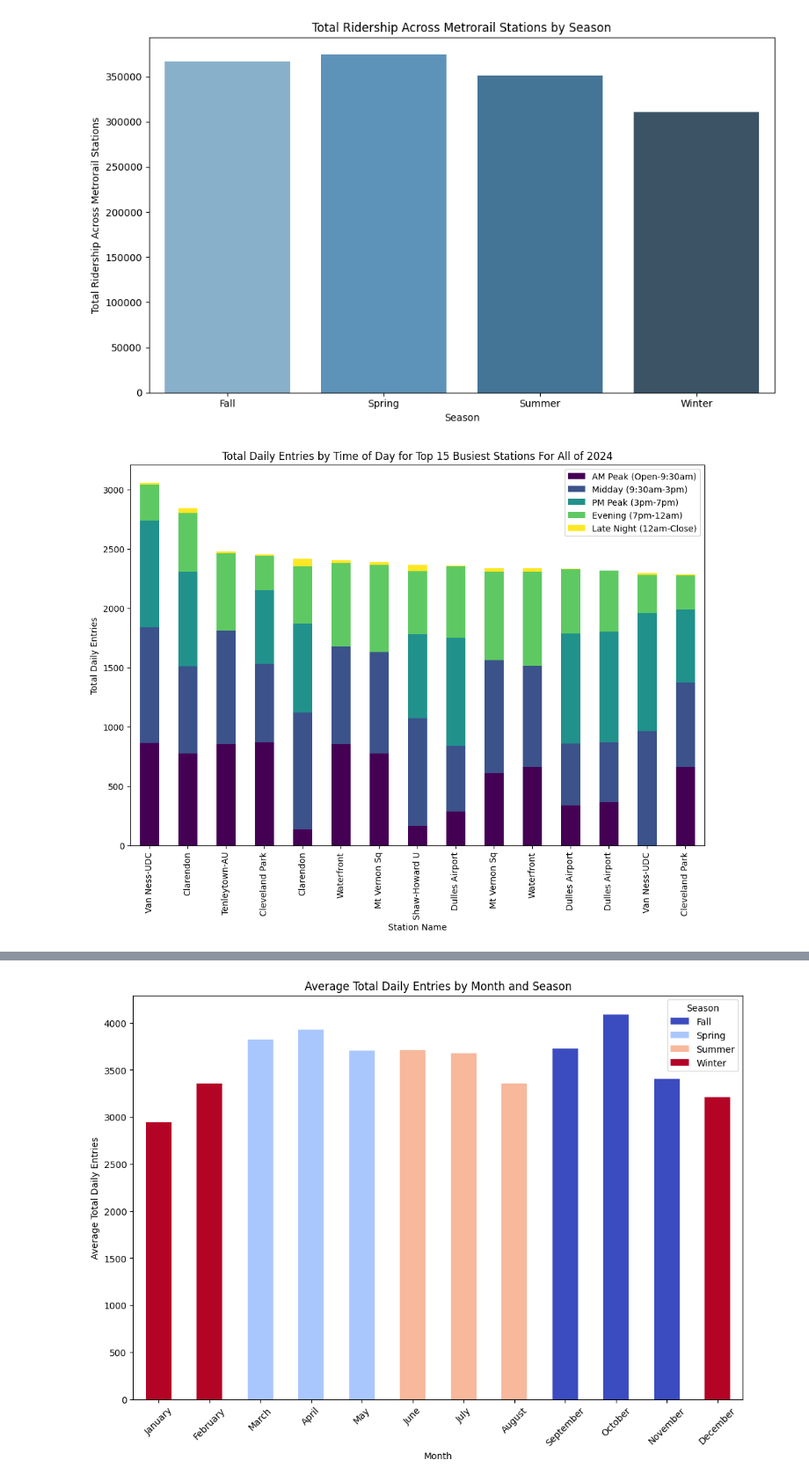
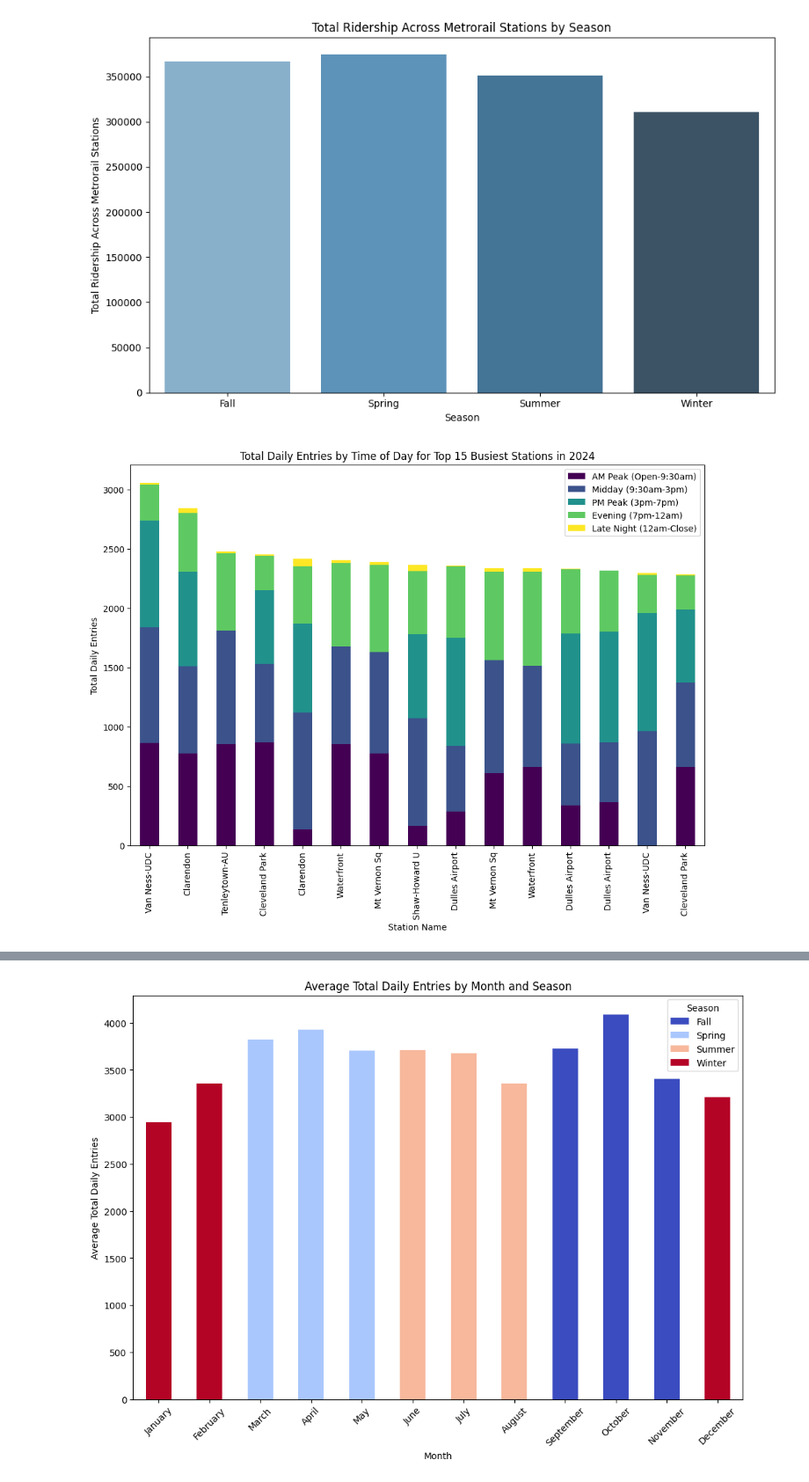
Before and after one commit to maya-mp/WMATA_Analysis, a Jupyter notebook: Info_Challenge/Initial_Viz/First_Visualizations.ipynb, the cells around one changed output, grey strips where cells are left out. Shown at 88% size. Drawn from its saved outputs; the diff is of its cells as text; code cells hidden in the pictures.

```diff
--- a/Info_Challenge/Initial_Viz/First_Visualizations.ipynb
+++ b/Info_Challenge/Initial_Viz/First_Visualizations.ipynb
@@ -263,25 +262,24 @@ Passing `palette` without assigning `hue` is deprecated and will be removed in v
 # %%
 time_periods = ['Station Name', 'AM Peak (Open-9:30am)', 'Midday (9:30am-3pm)',
             'PM Peak (3pm-7pm)', 'Evening (7pm-12am)', 'Late Night (12am-Close)']
 
 df_stacked = av_boardings_for_year[time_periods].set_index('Station Name')
 df_stacked = df_stacked.apply(pd.to_numeric, errors='coerce') #had type errors
 df_stacked['Total Daily Entries'] = df_stacked.sum(axis=1)
 
 df_top_15 = df_stacked.sort_values(by='Total Daily Entries', ascending=False).head(15)
 df_top_15 = df_top_15.drop(columns=['Total Daily Entries'])
 
 df_top_15.plot(kind='bar', stacked=True, figsize=(12, 8), colormap='viridis')
 
-#tile and labels
-plt.title('Total Daily Entries by Time of Day for Top 15 Busiest Stations For All of 2024')
+plt.title('Total Daily Entries by Time of Day for Top 15 Busiest Stations in 2024')
 plt.ylabel('Total Daily Entries')
 plt.xlabel('Station Name')
 plt.xticks(rotation=90)
 
 plt.show()
 # %% [output]
-[figure, old version]
+[figure, new version]
 # %%
 #utilizing metro stations specs df w/ the daily entries ones so I can display by Line in a heatmap
 
```
Also changed, not shown: parts of 11 cells of this notebook.
